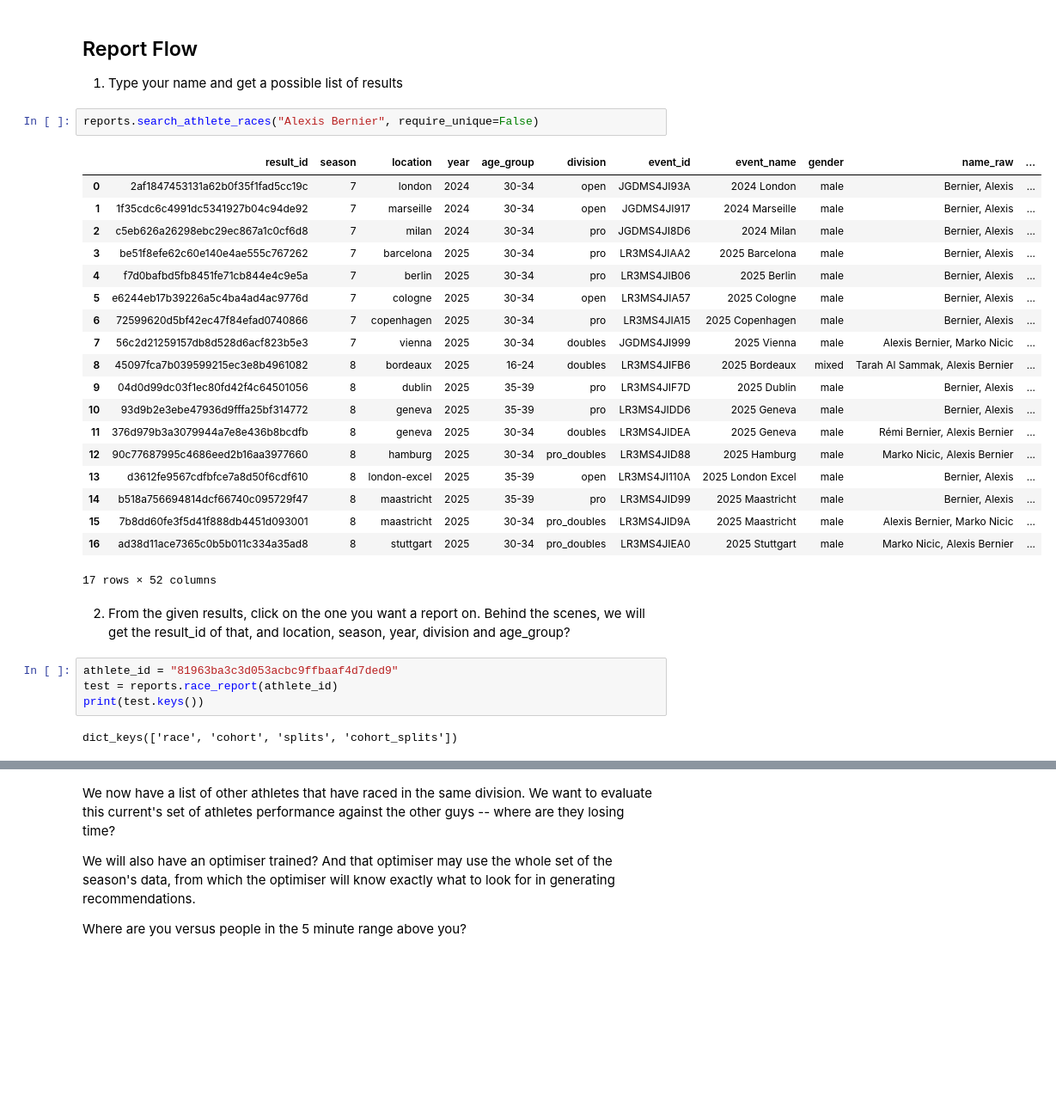
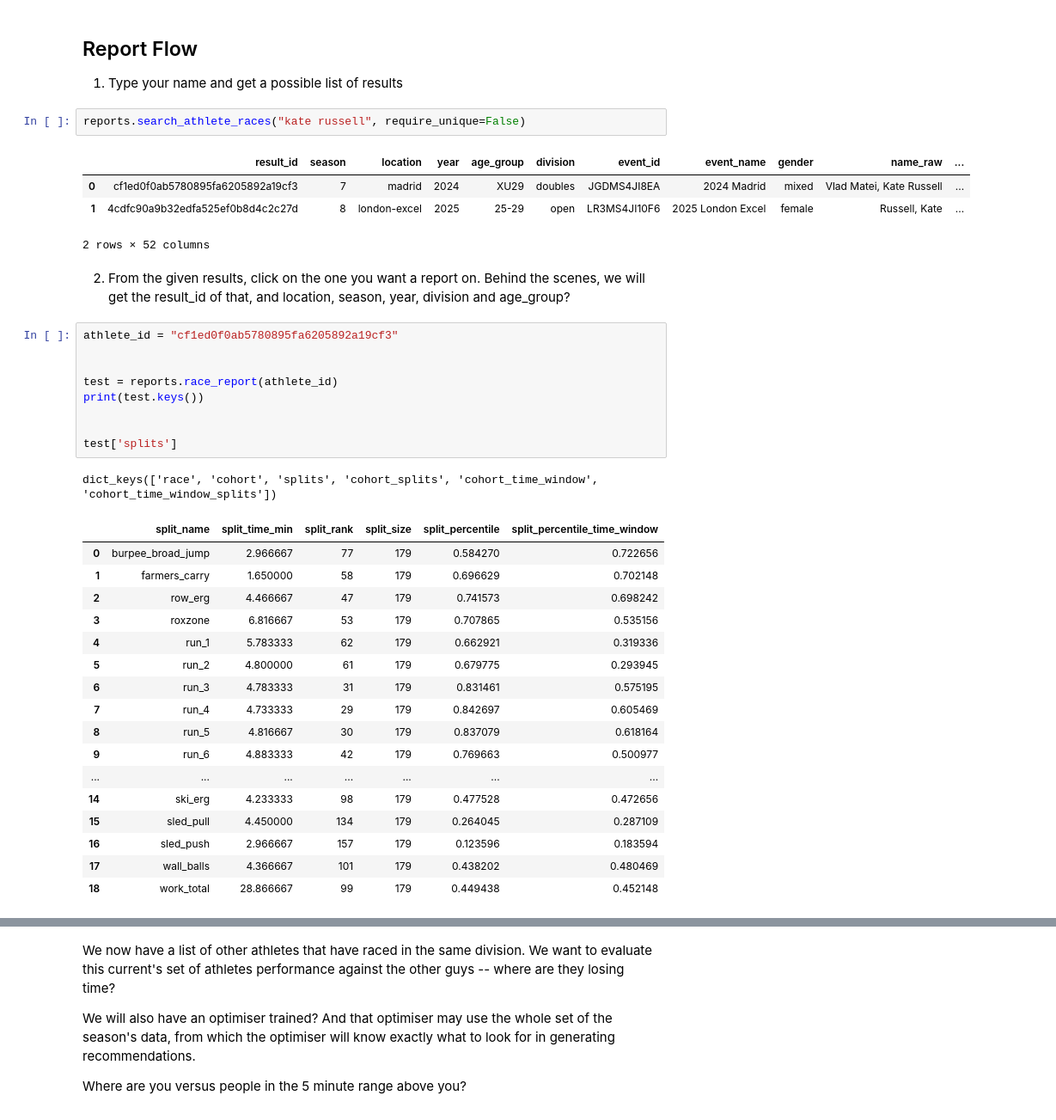
Before and after one commit to vmatei2/pyrox-client, a Jupyter notebook: test_notebook_url.ipynb, the cells around one changed output, grey strips where cells are left out. Shown at 86% size. Saved outputs shown, nothing was run; the diff lists cells and outputs as text; blank space fills up the shorter version.

```diff
--- a/test_notebook_url.ipynb
+++ b/test_notebook_url.ipynb
@@ -119,34 +120,41 @@ reports = ReportingClient(database="pyrox_duckdb")
 
 1. Type your name and get a possible list of results
 # %%
-reports.search_athlete_races("Alexis Bernier", require_unique=False)
+reports.search_athlete_races("kate russell", require_unique=False)
 # %% [output]
 |  | result_id | season | location | year | age_group | division | event_id | event_name | gender | name_raw | ... |
-| 0 | 2af1847453131a62b0f35f1fad5cc19c | 7 | london | 2024 | 30-34 | open | JGDMS4JI93A | 2024 London | male | Bernier, Alexis | ... |
-| 1 | 1f35cdc6c4991dc5341927b04c94de92 | 7 | marseille | 2024 | 30-34 | open | JGDMS4JI917 | 2024 Marseille | male | Bernier, Alexis | ... |
-| 2 | c5eb626a26298ebc29ec867a1c0cf6d8 | 7 | milan | 2024 | 30-34 | pro | JGDMS4JI8D6 | 2024 Milan | male | Bernier, Alexis | ... |
-| 3 | be51f8efe62c60e140e4ae555c767262 | 7 | barcelona | 2025 | 30-34 | pro | LR3MS4JIAA2 | 2025 Barcelona | male | Bernier, Alexis | ... |
-| 4 | f7d0bafbd5fb8451fe71cb844e4c9e5a | 7 | berlin | 2025 | 30-34 | pro | LR3MS4JIB06 | 2025 Berlin | male | Bernier, Alexis | ... |
-| 5 | e6244eb17b39226a5c4ba4ad4ac9776d | 7 | cologne | 2025 | 30-34 | open | LR3MS4JIA57 | 2025 Cologne | male | Bernier, Alexis | ... |
-| 6 | 72599620d5bf42ec47f84efad0740866 | 7 | copenhagen | 2025 | 30-34 | pro | LR3MS4JIA15 | 2025 Copenhagen | male | Bernier, Alexis | ... |
-| 7 | 56c2d21259157db8d528d6acf823b5e3 | 7 | vienna | 2025 | 30-34 | doubles | JGDMS4JI999 | 2025 Vienna | male | Alexis Bernier, Marko Nicic | ... |
-| 8 | 45097fca7b039599215ec3e8b4961082 | 8 | bordeaux | 2025 | 16-24 | doubles | LR3MS4JIFB6 | 2025 Bordeaux | mixed | Tarah Al Sammak, Alexis Bernier | ... |
-| 9 | 04d0d99dc03f1ec80fd42f4c64501056 | 8 | dublin | 2025 | 35-39 | pro | LR3MS4JIF7D | 2025 Dublin | male | Bernier, Alexis | ... |
-| 10 | 93d9b2e3ebe47936d9fffa25bf314772 | 8 | geneva | 2025 | 35-39 | pro | LR3MS4JIDD6 | 2025 Geneva | male | Bernier, Alexis | ... |
-| 11 | 376d979b3a3079944a7e8e436b8bcdfb | 8 | geneva | 2025 | 30-34 | doubles | LR3MS4JIDEA | 2025 Geneva | male | Rémi Bernier, Alexis Bernier | ... |
-| 12 | 90c77687995c4686eed2b16aa3977660 | 8 | hamburg | 2025 | 30-34 | pro_doubles | LR3MS4JID88 | 2025 Hamburg | male | Marko Nicic, Alexis Bernier | ... |
-| 13 | d3612fe9567cdfbfce7a8d50f6cdf610 | 8 | london-excel | 2025 | 35-39 | open | LR3MS4JI110A | 2025 London Excel | male | Bernier, Alexis | ... |
-| 14 | b518a756694814dcf66740c095729f47 | 8 | maastricht | 2025 | 35-39 | pro | LR3MS4JID99 | 2025 Maastricht | male | Bernier, Alexis | ... |
-| 15 | 7b8dd60fe3f5d41f888db4451d093001 | 8 | maastricht | 2025 | 30-34 | pro_doubles | LR3MS4JID9A | 2025 Maastricht | male | Alexis Bernier, Marko Nicic | ... |
-| 16 | ad38d11ace7365c0b5b011c334a35ad8 | 8 | stuttgart | 2025 | 30-34 | pro_doubles | LR3MS4JIEA0 | 2025 Stuttgart | male | Marko Nicic, Alexis Bernier | ... |
+| 0 | cf1ed0f0ab5780895fa6205892a19cf3 | 7 | madrid | 2024 | XU29 | doubles | JGDMS4JI8EA | 2024 Madrid | mixed | Vlad Matei, Kate Russell | ... |
+| 1 | 4cdfc90a9b32edfa525ef0b8d4c2c27d | 8 | london-excel | 2025 | 25-29 | open | LR3MS4JI10F6 | 2025 London Excel | female | Russell, Kate | ... |
-17 rows × 52 columns
+2 rows × 52 columns
 # %% [markdown]
 2. From the given results, click on the one you want a report on.
     Behind the scenes, we will get the result_id of that, and location, season, year, division and age_group?
 # %%
-athlete_id = "81963ba3c3d053acbc9ffbaaf4d7ded9"
+athlete_id = "cf1ed0f0ab5780895fa6205892a19cf3"
+
+
 test = reports.race_report(athlete_id)
 print(test.keys())
+
+
+test['splits']
 # %% [output]
-dict_keys(['race', 'cohort', 'splits', 'cohort_splits'])
+dict_keys(['race', 'cohort', 'splits', 'cohort_splits', 'cohort_time_window', 'cohort_time_window_splits'])
+|  | split_name | split_time_min | split_rank | split_size | split_percentile | split_percentile_time_window |
+| 0 | burpee_broad_jump | 2.966667 | 77 | 179 | 0.584270 | 0.722656 |
+| 1 | farmers_carry | 1.650000 | 58 | 179 | 0.696629 | 0.702148 |
+| 2 | row_erg | 4.466667 | 47 | 179 | 0.741573 | 0.698242 |
+| 3 | roxzone | 6.816667 | 53 | 179 | 0.707865 | 0.535156 |
+| 4 | run_1 | 5.783333 | 62 | 179 | 0.662921 | 0.319336 |
+| 5 | run_2 | 4.800000 | 61 | 179 | 0.679775 | 0.293945 |
+| 6 | run_3 | 4.783333 | 31 | 179 | 0.831461 | 0.575195 |
+| 7 | run_4 | 4.733333 | 29 | 179 | 0.842697 | 0.605469 |
+| 8 | run_5 | 4.816667 | 30 | 179 | 0.837079 | 0.618164 |
+| 9 | run_6 | 4.883333 | 42 | 179 | 0.769663 | 0.500977 |
+| ... | ... | ... | ... | ... | ... | ... |
+| 14 | ski_erg | 4.233333 | 98 | 179 | 0.477528 | 0.472656 |
+| 15 | sled_pull | 4.450000 | 134 | 179 | 0.264045 | 0.287109 |
+| 16 | sled_push | 2.966667 | 157 | 179 | 0.123596 | 0.183594 |
+| 17 | wall_balls | 4.366667 | 101 | 179 | 0.438202 | 0.480469 |
+| 18 | work_total | 28.866667 | 99 | 179 | 0.449438 | 0.452148 |
 # %%
```
Also changed, not shown: parts of 2 cells of this notebook, 12 other files.
